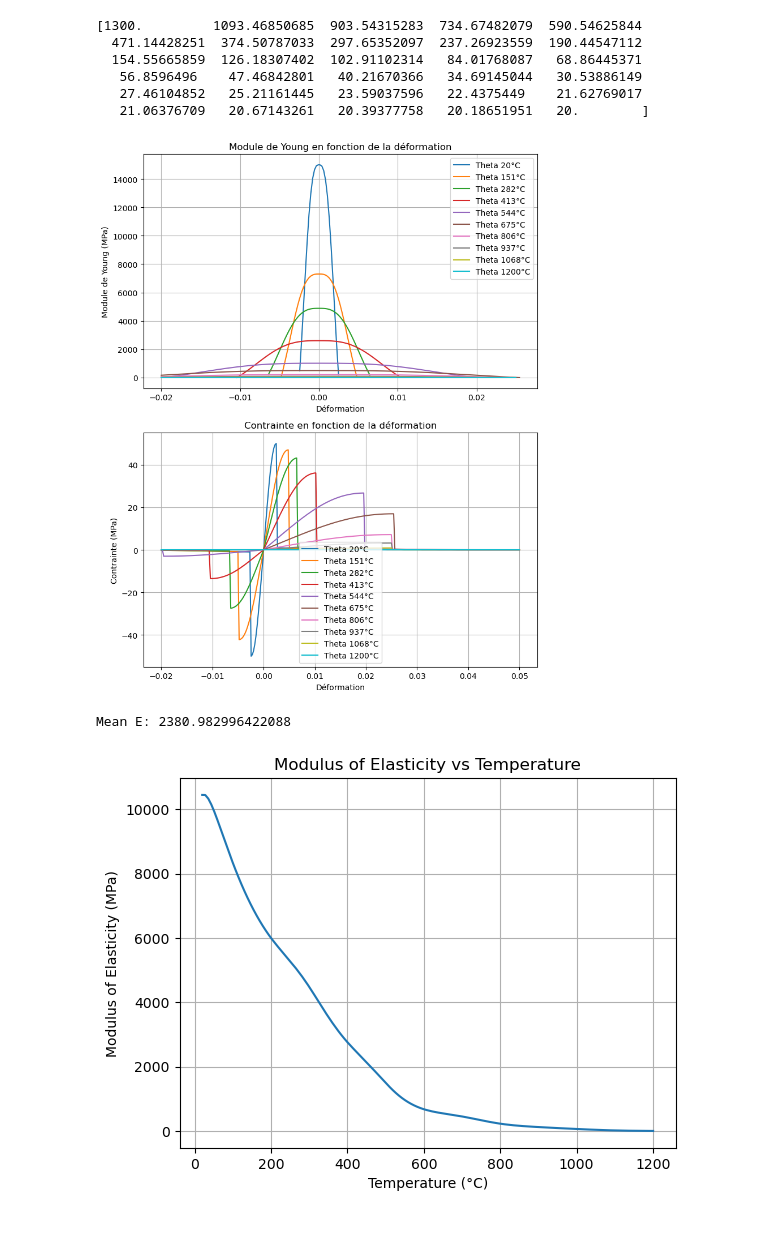
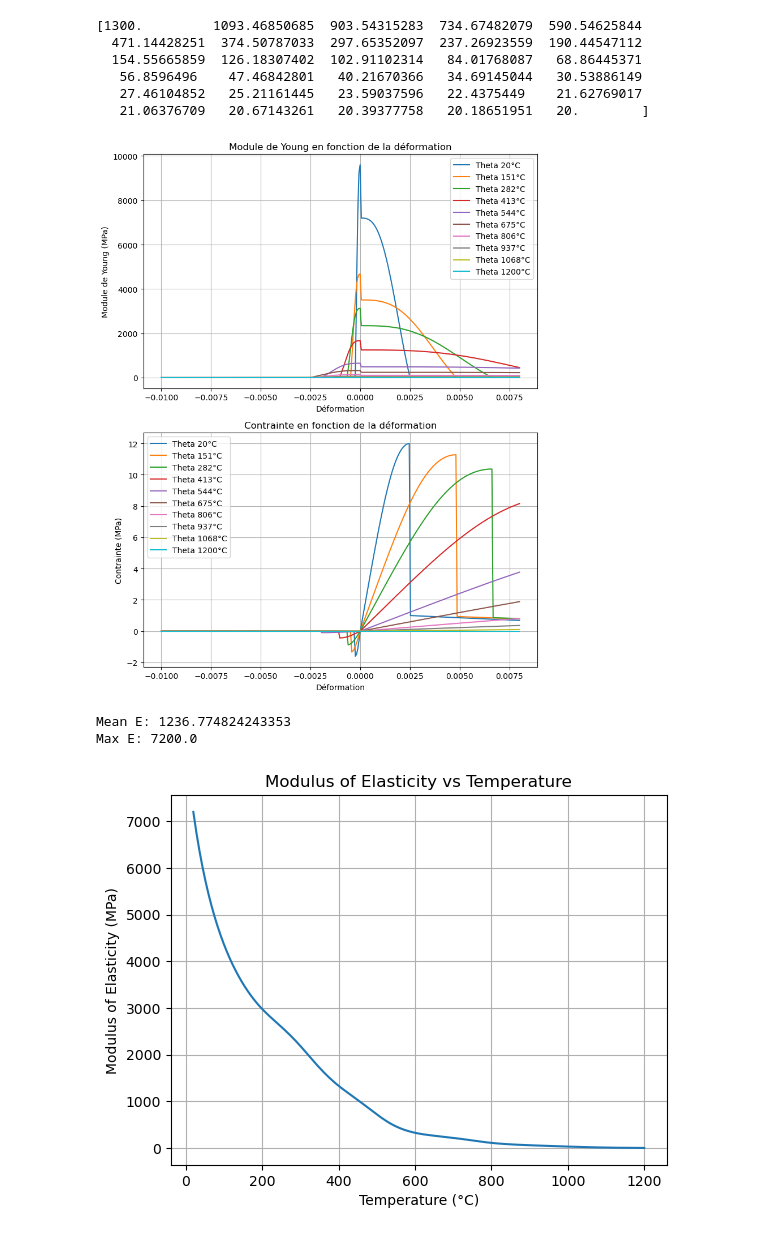
Before and after one commit to SarvAster/Sofistik.py, a Jupyter notebook: CAF.ipynb, the cells around one changed output. Saved outputs shown, nothing was run; the diff lists cells and outputs as text; code cells hidden in the pictures.

```diff
--- a/CAF.ipynb
+++ b/CAF.ipynb
@@ -1048,7 +1048,16 @@ import matplotlib.pyplot as plt
 
 interpolation = 'cubic'
 grain = 'calcaire'
-fck = 50  # en MPa
+f_ck = np.array([12, 16, 20, 25, 30, 35, 40, 45, 50, 55, 60, 70, 80, 90])  # en MPa
+f_ctm = np.array([1.6, 1.9, 2.1, 2.2, 2.6, 2.9, 3.2, 3.5, 3.8, 4.1, 4.4, 4.6, 4.8, 5.0])
+fck = 12
+def fctm(fck):
+    for i in range(len(f_ck)):
+        if f_ck[i] == fck :
+            fct = f_ctm[i]
+    return fct
+
+k_ct = fctm(fck) / fck
 
 # Define the granulat dictionary based on the grain type
 if grain == 'silicieux':
@@ -1148,10 +1157,12 @@ def contrainte_deformation(epsilon, fck, fc_fck_val, ec1_val, ecu1_val, theta):
     mask2 = (epsilon > ec1_val) & (epsilon <= ecu1_val)
     sigma[mask2] = - fc_fck_val * ((epsilon[mask2] - ecu1_val) / (ecu1_val - ec1_val))
     k = kc_t(theta)
-    mask3 = (-ec1_val <= epsilon) & (epsilon < 0)
-    sigma[mask3] = -(3 * fc_fck_val * fck * k / ec1_val) * np.abs(epsilon[mask3]) / (2 + ((np.abs(epsilon[mask3]) / ec1_val) ** 3))
-    mask4 = (-ecu1_val <= epsilon) & (epsilon < -ec1_val)
-    sigma[mask4] = fc_fck_val * k * ((np.abs(epsilon[mask4]) - ecu1_val) / (ecu1_val - ec1_val))
+    ec1t_val = 0.1 * ec1_val
+    ecu1t_val = 0.1 * ecu1_val
+    mask3 = (-ec1t_val <= epsilon) & (epsilon < 0)
+    sigma[mask3] = -(3 * fc_fck_val * fck * k * k_ct / ec1t_val) * np.abs(epsilon[mask3]) / (2 + ((np.abs(epsilon[mask3]) / ec1t_val) ** 3))
+    mask4 = (-ecu1t_val <= epsilon) & (epsilon < -ec1t_val)
+    sigma[mask4] = fc_fck_val * k * k_ct * ((np.abs(epsilon[mask4]) - ecu1t_val) / (ecu1_val - ec1t_val))
     return sigma
 
 def module_young(epsilons, theta, fck):
@@ -1160,12 +1171,16 @@ def module_young(epsilons, theta, fck):
     epsilons = np.asarray(epsilons)
     epsi = np.abs(epsilons)
     # Compute E directly without internal masking
-    E = 3 * f * fck * (1 - (epsi / ec) ** 3) / (ec * (2 + (epsi / ec) ** 3) ** 2)
+    mask1 = (epsilons >= 0) & (epsilons < ec)
+    mask2 = (epsilons < 0) & (epsilons > -ec * 0.1)
+    E = np.zeros_like(epsilons)
+    E[mask1] = 6 * f * fck * (1 - (epsi[mask1] / ec) ** 3) / (ec * (2 + (epsi[mask1] / ec) ** 3) ** 2)
+    E[mask2] = 6 * f * fck * k_ct * (1 - (epsi[mask2] / (ec * 0.1)) ** 3) / (ec * 0.1 * (2 + (epsi[mask2] / (ec * 0.1)) ** 3) ** 2)
     return E
 
 # Example usage
 thetas = np.linspace(20, 1200, 10).astype(int)
-epsilons = np.linspace(-0.02, 0.05, 300)
+epsilons = np.linspace(-0.01, 0.008, 300)
 
 # Create subplots
 fig, (ax1, ax2) = plt.subplots(2, 1, figsize=(8, 10))
@@ -1195,34 +1210,36 @@ ax1.legend()
 ax2.set_xlabel("Déformation")
 ax2.set_ylabel("Contrainte (MPa)")
 ax2.set_title("Contrainte en fonction de la déformation")
 ax2.grid(True)
 ax2.legend()
 
 plt.tight_layout()
 plt.show()
 
 # Compute E vs. temperature for a given epsilon
-epsilon_value = 0.0014  # Move this line before using it
+epsilon_value = 0.00  # Move this line before using it
 thetas = np.linspace(20, 1200, 150)
 
 def E_slices(u_t, epsilon_value):
     Es = []
     eps = np.array([epsilon_value])
     for i in u_t:
         E = module_young(eps, i, fck)[0]
         Es.append(E)
     return Es
 
 Es = E_slices(thetas, epsilon_value)
 print(f"Mean E: {np.mean(Es)}")
+print(f"Max E: {Es[0]}")
 
 plt.plot(thetas, Es)
 plt.xlabel('Temperature (°C)')
 plt.ylabel('Modulus of Elasticity (MPa)')
 plt.title('Modulus of Elasticity vs Temperature')
 plt.grid(True)
 plt.show()
 # %% [output]
-[figure, old version]
+[figure, new version]
-Mean E: 2380.982996422088
+Mean E: 1236.774824243353
+Max E: 7200.0
-[figure, old version]
+[figure, new version]
```
